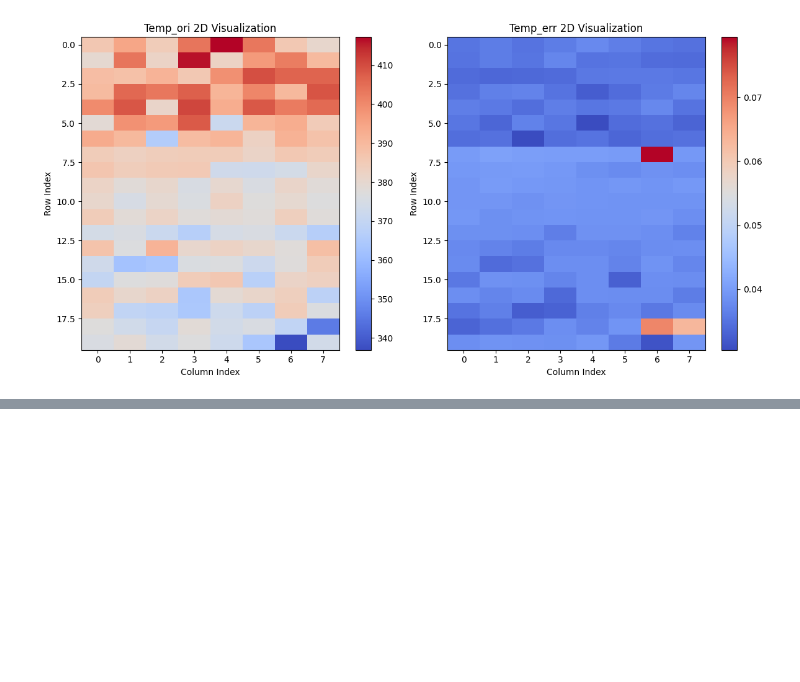
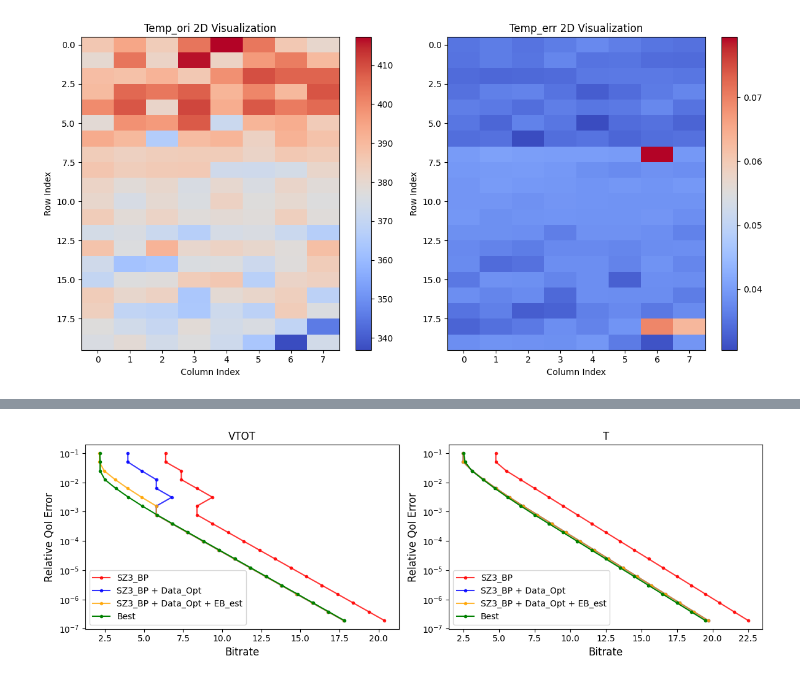
Before and after one commit to Linus-Li-1037/ProDM, a Jupyter notebook: histogram.ipynb, the cells around one changed output, grey strips where cells are left out. Cells and saved outputs as stored; diff of their text form; code cells hidden in the pictures; blank space fills up the shorter version.

```diff
--- a/histogram.ipynb
+++ b/histogram.ipynb
@@ -456,11 +468,3 @@ plt.show()
-# %%
-from _collections import defaultdict
-import matplotlib.pyplot as plt
-
-file="T_compression_ratios.txt"
-compressors=["Dummy", "SZ3", "PMGARD"]
-dataset="GE_small"
-error_bound=[0.1, 0.01, 0.001, 0.0001, 0.00001]
 # %%
 file_path = './build/Result/T_compression_ratios.txt'
 results = []
@@ -494,0 +622,84 @@ WBP, Compressor: SZ3, Dataset: GE_small, max_weight: 2, block_size: 512, Error B
+# %%
+from _collections import defaultdict
+import matplotlib.pyplot as plt
+import matplotlib.ticker as ticker
+
+baseline_file = open("/Users/wenboli/uky/qoi-control/build/Result/CR.txt", 'r').readlines()
+error_bounds = []
+for line in baseline_file[:20]:
+    error_bounds.append(float(line.rstrip().split("Error Bound: ")[1].split(",")[0]))
+
+VTOT = open("/Users/wenboli/uky/test/ProDM/build/Result/SZ3_compression_ratios_d64.txt", 'r').readlines()
+best_curves_vtot = []
+for line in VTOT:
+    data_name = line.rstrip().split(", ")[1]
+    if data_name == "GE_small" and line.startswith("WBP"):
+        max_weight = int(line.rstrip().split("max_weight: ")[1].split(",")[0])
+        block_size = int(line.rstrip().split("block_size: ")[1].split(",")[0])
+        eb = float(line.rstrip().split("Error Bound: ")[1].split(",")[0])
+        cr = float(line.rstrip().split("cr = ")[1].split(",")[0])
+        bitrate = 64 / cr
+        if max_weight == 5 and block_size == 64 and eb in error_bounds:
+            best_curves_vtot.append(bitrate)
+
+T = open("/Users/wenboli/uky/test/ProDM/build/Result/T_compression_ratios_d64.txt", 'r').readlines()
+best_curves_t = []
+for line in T:
+    compressor = line.rstrip().split("Compressor: ")[1].split(",")[0]
+    if line.startswith("WBP"):
+        max_weight = int(line.rstrip().split("max_weight: ")[1].split(",")[0])
+        block_size = int(line.rstrip().split("block_size: ")[1].split(",")[0])
+        eb = float(line.rstrip().split("Error Bound: ")[1].split(",")[0])
+        cr = float(line.rstrip().split("cr = ")[1].split(",")[0])
+        bitrate = 64 / cr
+        if compressor == "SZ3" and max_weight == 5 and block_size == 64 and eb in error_bounds:
+            best_curves_t.append(bitrate)
+
+prog = open("/Users/wenboli/uky/test/ProDM/build/Result/Best_SZ3_compression_ratios_d64.txt", 'r').readlines()
+best_curves_prog = defaultdict(lambda: defaultdict(list))
+for line in prog:
+    method = line.rstrip().split(", ")[0]
+    qoi = line.rstrip().split("QoI: ")[1].split(",")[0]
+    eb = float(line.rstrip().split("Error Bound: ")[1].split(",")[0])
+    cr = float(line.rstrip().split("cr = ")[1].split(",")[0])
+    bitrate = 64 / cr
+    best_curves_prog[qoi][method].append(bitrate)
+
+method_colors = {"SZ3_BP": "red", "SZ3_BP + Data_Opt": "blue", "SZ3_BP + Data_Opt + EB_est": "orange", "Best": "green"}
+
+fig, axes = plt.subplots(1, 2, figsize=(12, 4))
+
+axes[0].set_title("VTOT")
+axes[1].set_title("T")
+for qoi in best_curves_prog.keys():
+    if qoi == "Vtot":
+        for method in best_curves_prog[qoi].keys():
+            axes[0].plot(best_curves_prog[qoi][method], error_bounds, label=f"{method}",
+                         linestyle='-', marker='.', color=method_colors[method], alpha=0.8)
+    elif qoi == "T":
+        for method in best_curves_prog[qoi].keys():
+            axes[1].plot(best_curves_prog[qoi][method], error_bounds, label=f"{method}",
+                         linestyle='-', marker='.', color=method_colors[method], alpha=0.8)
+axes[0].plot(best_curves_vtot, error_bounds, label="Best",
+             linestyle='-', marker='.', color=method_colors["Best"], alpha=1)
+axes[0].legend(loc="lower left", fontsize=10, frameon=True)
+axes[0].set_xlabel("Bitrate", fontsize=12)
+axes[0].set_ylabel("Relative QoI Error", fontsize=12)
+axes[0].set_yscale('log')
+axes[0].yaxis.set_major_locator(ticker.LogLocator(base=10.0, numticks=7))
+axes[0].yaxis.set_minor_locator(ticker.NullLocator())
+axes[0].yaxis.set_major_formatter(ticker.LogFormatterMathtext(base=10))
+axes[1].plot(best_curves_t, error_bounds, label="Best",
+             linestyle='-', marker='.', color=method_colors["Best"], alpha=1)
+axes[1].legend(loc="lower left", fontsize=10, frameon=True)
+axes[1].set_xlabel("Bitrate", fontsize=12)
+axes[1].set_ylabel("Relative QoI Error", fontsize=12)
+axes[1].set_yscale('log')
+axes[1].yaxis.set_major_locator(ticker.LogLocator(base=10.0, numticks=7))
+axes[1].yaxis.set_minor_locator(ticker.NullLocator())
+axes[1].yaxis.set_major_formatter(ticker.LogFormatterMathtext(base=10))
+
+plt.tight_layout()
+plt.show()
+# %% [output]
+[figure, added]
```
Also changed, not shown: parts of 5 cells of this notebook.
